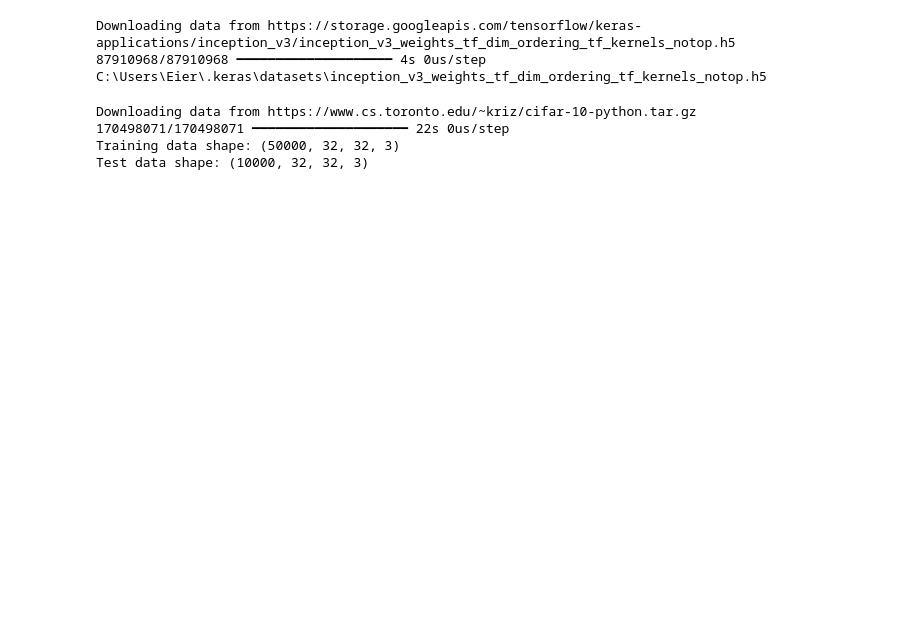
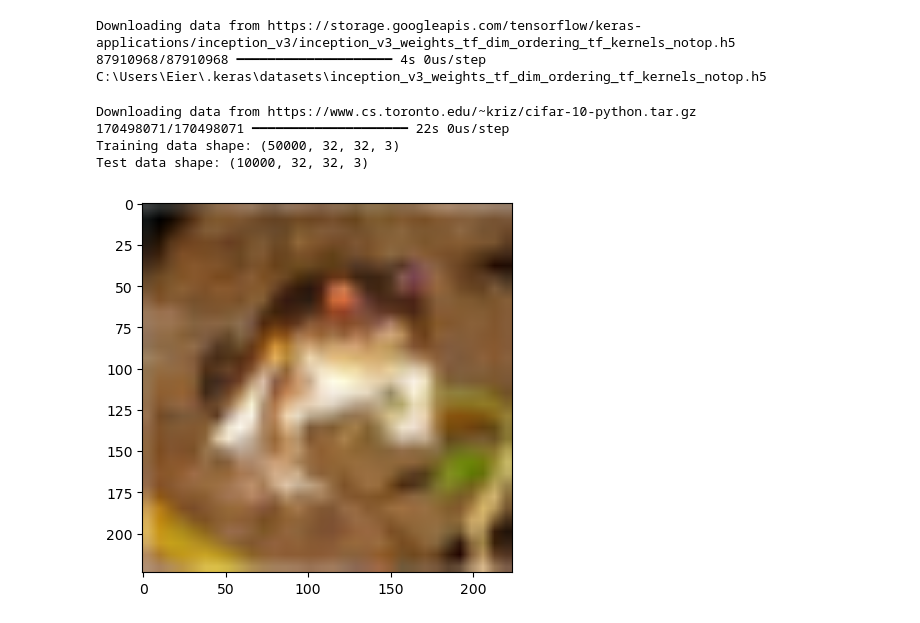
Before and after one commit to ranuru/machine-learning-exam, a Jupyter notebook: task2/notebook.ipynb, the cells around one changed output. Drawn from its saved outputs; the diff is of its cells as text; code cells hidden in the pictures; blank space fills up the shorter version.

Commit message:
Image generator and titles added

```diff
--- a/task2/notebook.ipynb
+++ b/task2/notebook.ipynb
@@ -79,3 +79,11 @@ batch_size = 32
 # Create the generators
 train_gen = data_generator(x_train, y_train_binary, batch_size)
 test_gen = data_generator(x_test, y_test_binary, batch_size)
+# %%
+import matplotlib.pyplot as plt
+
+# Get a sample image from the batch
+plt.imshow(sample_batch_x[0])  # Show the first image in the batch
+plt.show()
+# %% [output]
+[figure, added]
```
